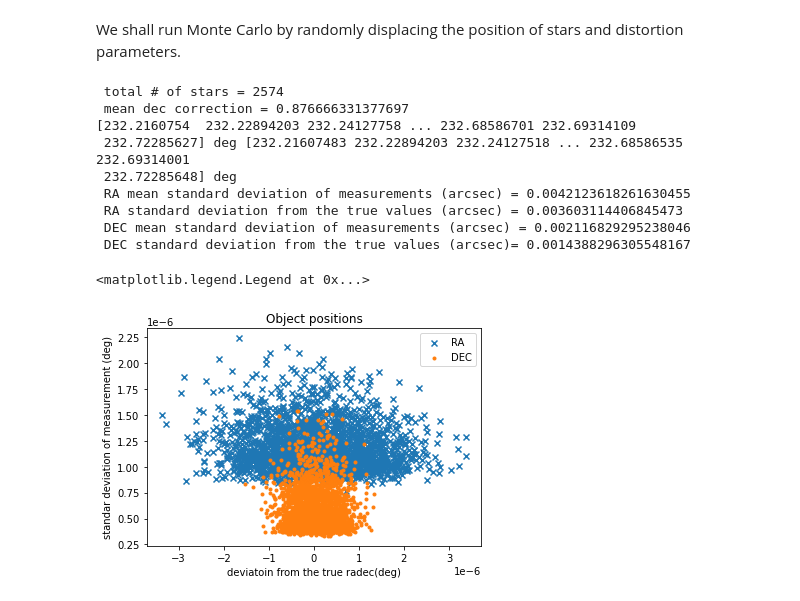
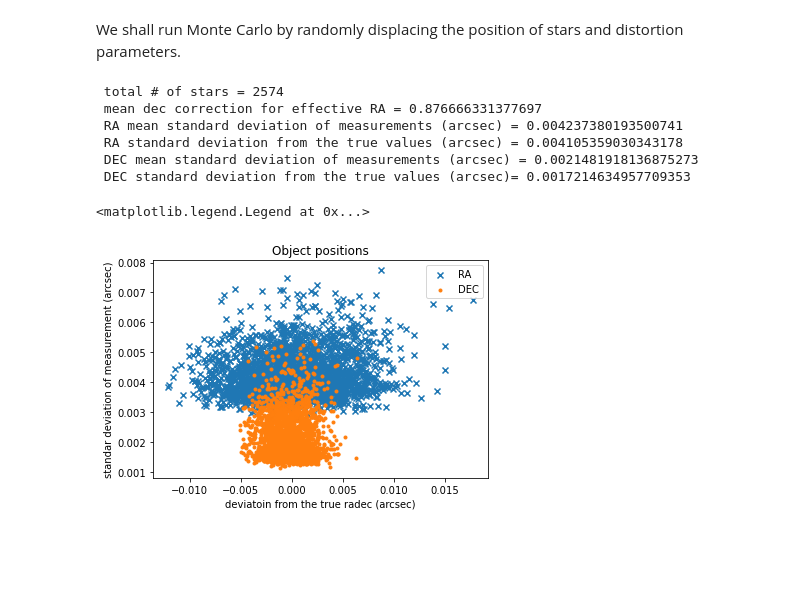
Before and after one commit to kawatadaisuke/JASMINE-analysis-testing, a Jupyter notebook: case7_challenge_00_pix2wcs.ipynb, the cells around one changed output. Saved outputs shown, nothing was run; the diff lists cells and outputs as text; code cells hidden in the pictures; blank space fills up the shorter version.

Commit message:
First commit: case8 challenge with effective RA correction. Case 7: the final residual plot with arcsec instead of deg.

```diff
--- a/case7_challenge_00_pix2wcs.ipynb
+++ b/case7_challenge_00_pix2wcs.ipynb
@@ -1146,7 +1144,9 @@ def model_wrefs_werr_func(params, n_fields, dim_sip, observed_xy, radec_refstars
     dec_mean = np.zeros(len(observed_xy['dec_est']))
 
     # compute weights from error in xy (um) -> radec (deg)
-    w_observed_xy = 1.0/(observed_xy_cp['xy_err']*scale[0])
+    # wra_observed_xy = 1.0/(observed_xy_cp['xy_err']*scale[0]*np.cos(observed_xy_cp['dec_est'].data*u.deg))
+    wra_observed_xy = 1.0/(observed_xy_cp['xy_err']*scale[0])
+    wdec_observed_xy = 1.0/(observed_xy_cp['xy_err']*scale[0])
 
     # effective RA: error does not need to adjusted.
     observed_xy_cp['ra_est'] = observed_xy_cp['ra_est']*np.cos(observed_xy_cp['dec_est'].data*u.deg)
@@ -1154,9 +1154,9 @@ def model_wrefs_werr_func(params, n_fields, dim_sip, observed_xy, radec_refstars
     for i in cat_ids:
         pos = np.where(observed_xy_cp['catalog_id'] == i)
         ra_mean[pos] = np.average(observed_xy_cp[pos]['ra_est'], \
-                                 weights=w_observed_xy[pos])*u.deg
+                                 weights=wra_observed_xy[pos])*u.deg
         dec_mean[pos] = np.average(observed_xy_cp[pos]['dec_est'], \
-                                 weights=w_observed_xy[pos])*u.deg
+                                 weights=wdec_observed_xy[pos])*u.deg
 
     # effective RA for reference stars
     radec_refstars_cp = radec_refstars.copy()
@@ -1167,22 +1167,26 @@ def model_wrefs_werr_func(params, n_fields, dim_sip, observed_xy, radec_refstars
     # reference stars' measured mean ra, dec to be compared
     # with the ra, dec of reference stars.
     radec_est_refstars = radec_refstars.copy()
-    radec_est_refstars.rename_column('ra', 'ra_est')
+    radec_est_refstars.rename_column('ra', 'ra*_est')
     radec_est_refstars.rename_column('dec', 'dec_est')
     # compute weights for reference stars
-    w_refstars = 1.0/(radec_refstars['radec_err'])
+    # wra_refstars = 1.0/(radec_refstars_cp['radec_err']*np.cos(radec_refstars_cp['dec'].data*u.deg))
+    wra_refstars = 1.0/(radec_refstars_cp['radec_err'])
+    wdec_refstars = 1.0/(radec_refstars_cp['radec_err'])
 
     for i,id in enumerate(radec_refstars['catalog_id']):
       # print('i, id=', i, id)
       # print(ra_mean[observed_xy_cp['catalog_id'] == id][0])
-      radec_est_refstars[i]['ra_est'] = ra_mean[observed_xy_cp['catalog_id'] == id][0]
+      radec_est_refstars[i]['ra*_est'] = ra_mean[observed_xy_cp['catalog_id'] == id][0]
       radec_est_refstars[i]['dec_est'] = dec_mean[observed_xy_cp['catalog_id'] == id][0]
 
     radec_est = np.concatenate((observed_xy_cp['ra_est'], observed_xy_cp['dec_est'], \
                               radec_refstars_cp['ra*'], radec_refstars_cp['dec']))
-    radec_est_mean = np.concatenate((ra_mean, dec_mean, radec_est_refstars['ra_est'], \
+    radec_est_mean = np.concatenate((ra_mean, dec_mean, radec_est_refstars['ra*_est'], \
                                     radec_est_refstars['dec_est']))
-    w_all = np.concatenate((w_observed_xy, w_observed_xy, w_refstars, w_refstars))
+    w_all = np.concatenate((wra_observed_xy, wdec_observed_xy, wra_refstars, wdec_refstars))
+
+    # print(w_all)
 
     residuals = w_all*(radec_est - radec_est_mean)
 
@@ -1462,51 +1465,50 @@ for i in range(n_mc):
                                     scale_try[0], a_matrix_try, b_matrix_try)
     # use effective RA
     ra_allobjs_samp[:, i] = radec_allobjs_try['ra_est']*np.cos(radec_allobjs_try['dec_est'].data*u.deg)
+    # ra_allobjs_samp[:, i] = radec_allobjs_try['ra_est']
     dec_allobjs_samp[:, i] = radec_allobjs_try['dec_est']
 
 
 ra_allobjs_mean = np.mean(ra_allobjs_samp, axis=1)*u.deg
 ra_allobjs_std = np.std(ra_allobjs_samp, axis=1)
 dec_allobjs_mean = np.mean(dec_allobjs_samp, axis=1)*u.deg
 dec_allobjs_std = np.std(dec_allobjs_samp, axis=1)
 
 # we convert true obserfved ra to effective ra
 raeff_observed_xy = observed_xy['ra']*np.cos(observed_xy['dec'].data*u.deg)
+# raeff_observed_xy = observed_xy['ra']
 dec_observed_xy = observed_xy['dec']
 
-print(' mean dec correction =', np.mean(np.cos(observed_xy['dec'].data*u.deg)))
+print(' mean dec correction for effective RA =', np.mean(np.cos(observed_xy['dec'].data*u.deg)))
 
-print(raeff_observed_xy, ra_allobjs_mean)
+# print(raeff_observed_xy, ra_allobjs_mean)
 
 # error from the true value
 ra_allobjs_err = ra_allobjs_mean-raeff_observed_xy
 dec_allobjs_err = dec_allobjs_mean-dec_observed_xy
 
-plt.scatter(ra_allobjs_err, ra_allobjs_std, marker='x', label='RA')
-plt.scatter(dec_allobjs_err, dec_allobjs_std, marker='.', label='DEC')
+plt.scatter(ra_allobjs_err.to_value(u.arcsec), (ra_allobjs_std*u.deg).to_value(u.arcsec), marker='x', label='RA')
+plt.scatter(dec_allobjs_err.to_value(u.arcsec), (dec_allobjs_std*u.deg).to_value(u.arcsec), marker='.', label='DEC')
 
 print(' RA mean standard deviation of measurements (arcsec) =', \
       (np.mean(ra_allobjs_std)*u.deg).to_value(u.arcsec))
 print(' RA standard deviation from the true values (arcsec) =',
       (np.std(ra_allobjs_err)).to_value(u.arcsec))
 print(' DEC mean standard deviation of measurements (arcsec) =',
       (np.mean(dec_allobjs_std)*u.deg).to_value(u.arcsec))
 print(' DEC standard deviation from the true values (arcsec)=',
       (np.std(dec_allobjs_err)).to_value(u.arcsec))
 
-plt.xlabel('deviatoin from the true radec(deg)')
-plt.ylabel('standar deviation of measurement (deg)')
+plt.xlabel('deviatoin from the true radec (arcsec)')
+plt.ylabel('standar deviation of measurement (arcsec)')
 plt.title('Object positions')
 plt.legend()
 # %% [output]
  total # of stars = 2574
- mean dec correction = 0.876666331377697
-[232.2160754  232.22894203 232.24127758 ... 232.68586701 232.69314109
- 232.72285627] deg [232.21607483 232.22894203 232.24127518 ... 232.68586535 232.69314001
- 232.72285648] deg
- RA mean standard deviation of measurements (arcsec) = 0.0042123618261630455
- RA standard deviation from the true values (arcsec) = 0.003603114406845473
- DEC mean standard deviation of measurements (arcsec) = 0.002116829295238046
- DEC standard deviation from the true values (arcsec)= 0.0014388296305548167
+ mean dec correction for effective RA = 0.876666331377697
+ RA mean standard deviation of measurements (arcsec) = 0.004237380193500741
+ RA standard deviation from the true values (arcsec) = 0.004105359030343178
+ DEC mean standard deviation of measurements (arcsec) = 0.0021481918136875273
+ DEC standard deviation from the true values (arcsec)= 0.0017214634957709353
 <matplotlib.legend.Legend at 0x...>
-[figure, old version]
+[figure, new version]
```
Also changed, not shown: parts of 19 cells of this notebook, 1 other file.
